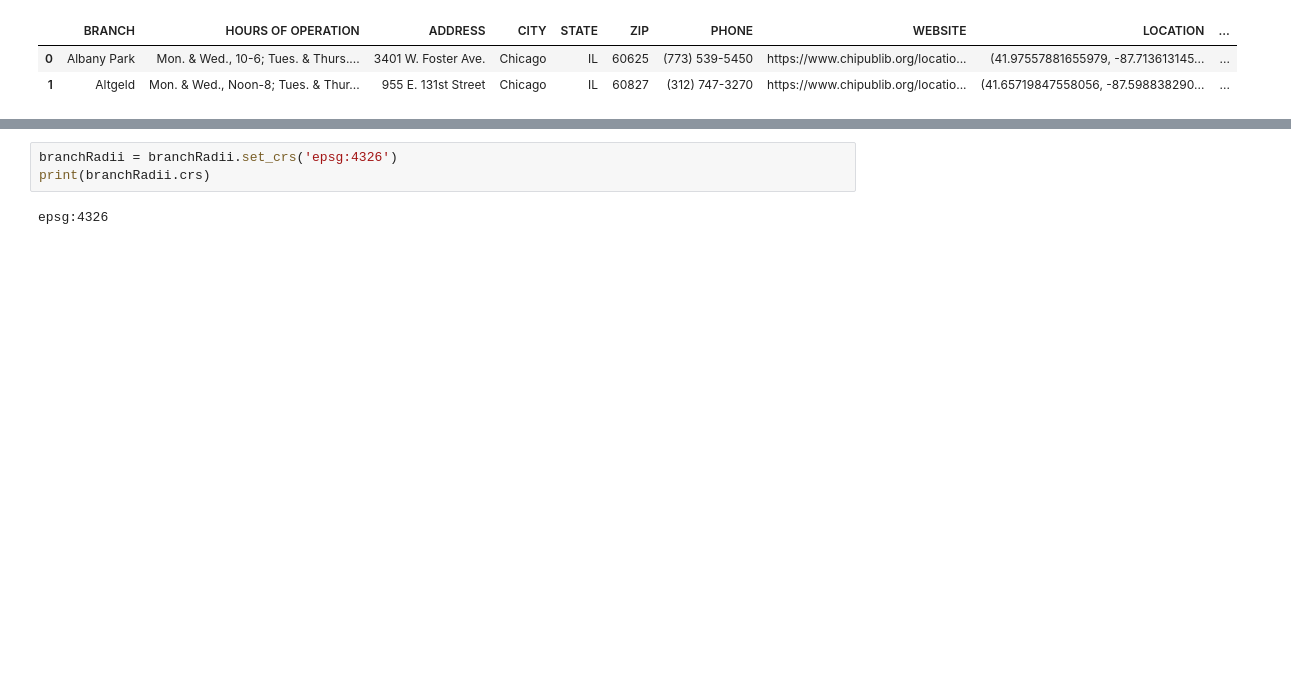
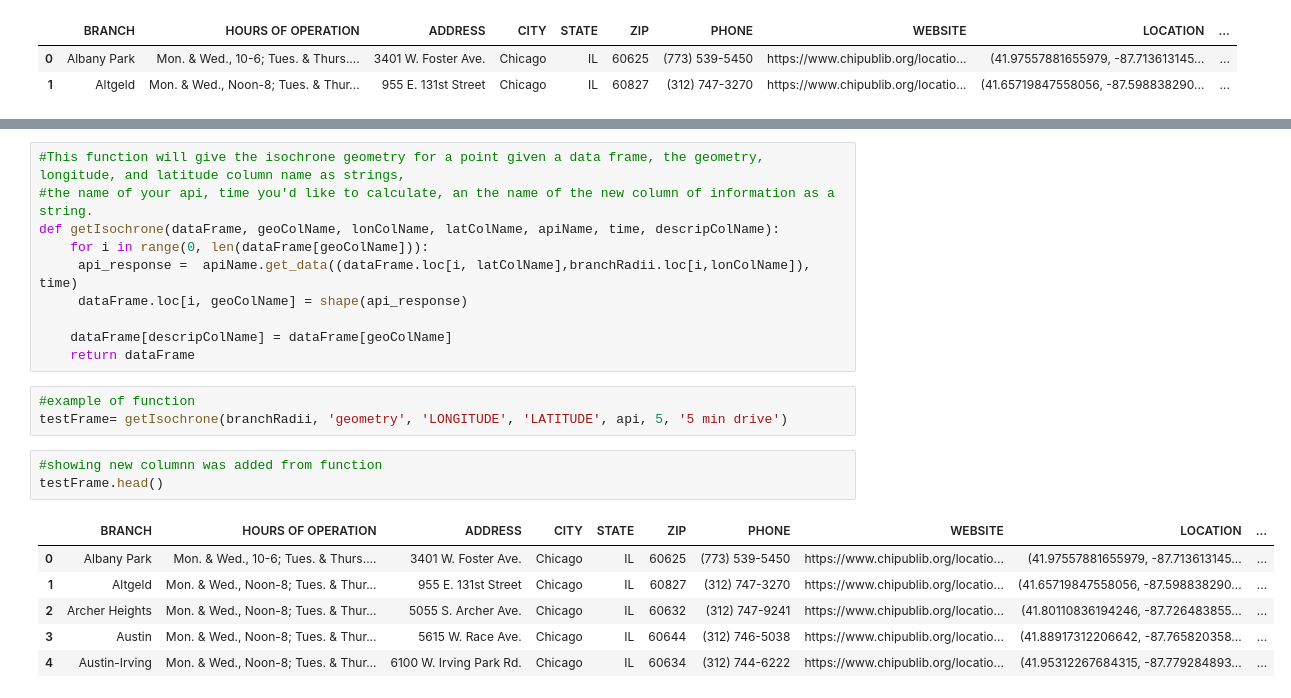
Before and after one commit to uchicago-dsi/cpl_project, a Jupyter notebook: can-summer-2023/notebooks/api/dani_use_mapbox_api.ipynb, the cells around one changed output, grey strips where cells are left out. Saved outputs shown, nothing was run; the diff lists cells and outputs as text; blank space fills up the shorter version.

```diff
--- a/can-summer-2023/notebooks/api/dani_use_mapbox_api.ipynb
+++ b/can-summer-2023/notebooks/api/dani_use_mapbox_api.ipynb
@@ -88,5 +110,23 @@ See the caveats in the documentation: https://pandas.pydata.org/pandas-docs/stab
-# %%
-branchRadii = branchRadii.set_crs('epsg:4326')
-print(branchRadii.crs)
-# %% [output]
-epsg:4326
+# %%
+#This function will give the isochrone geometry for a point given a data frame, the geometry, longitude, and latitude column name as strings,
+#the name of your api, time you'd like to calculate, an the name of the new column of information as a string.
+def getIsochrone(dataFrame, geoColName, lonColName, latColName, apiName, time, descripColName):
+    for i in range(0, len(dataFrame[geoColName])):
+     api_response =  apiName.get_data((dataFrame.loc[i, latColName],branchRadii.loc[i,lonColName]), time)
+     dataFrame.loc[i, geoColName] = shape(api_response)
+
+    dataFrame[descripColName] = dataFrame[geoColName]
+    return dataFrame
+# %%
+#example of function
+testFrame= getIsochrone(branchRadii, 'geometry', 'LONGITUDE', 'LATITUDE', api, 5, '5 min drive')
+# %%
+#showing new columnn was added from function
+testFrame.head()
+# %% [output]
+|  | BRANCH | HOURS OF OPERATION | ADDRESS | CITY | STATE | ZIP | PHONE | WEBSITE | LOCATION | ... |
+| 0 | Albany Park | Mon. & Wed., 10-6; Tues. & Thurs.... | 3401 W. Foster Ave. | Chicago | IL | 60625 | (773) 539-5450 | https://www.chipublib.org/locatio... | (41.97557881655979, -87.713613145... | ... |
+| 1 | Altgeld | Mon. & Wed., Noon-8; Tues. & Thur... | 955 E. 131st Street | Chicago | IL | 60827 | (312) 747-3270 | https://www.chipublib.org/locatio... | (41.65719847558056, -87.598838290... | ... |
+| 2 | Archer Heights | Mon. & Wed., Noon-8; Tues. & Thur... | 5055 S. Archer Ave. | Chicago | IL | 60632 | (312) 747-9241 | https://www.chipublib.org/locatio... | (41.80110836194246, -87.726483855... | ... |
+| 3 | Austin | Mon. & Wed., Noon-8; Tues. & Thur... | 5615 W. Race Ave. | Chicago | IL | 60644 | (312) 746-5038 | https://www.chipublib.org/locatio... | (41.88917312206642, -87.765820358... | ... |
+| 4 | Austin-Irving | Mon. & Wed., Noon-8; Tues. & Thur... | 6100 W. Irving Park Rd. | Chicago | IL | 60634 | (312) 744-6222 | https://www.chipublib.org/locatio... | (41.95312267684315, -87.779284893... | ... |
```
Also changed, not shown: parts of 3 cells of this notebook.
